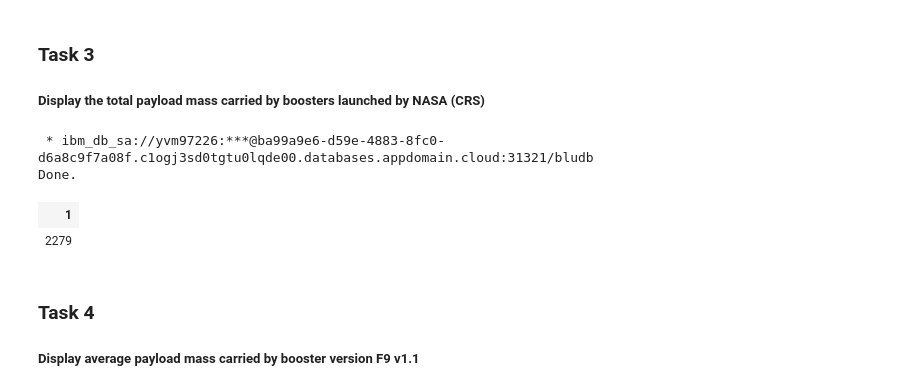
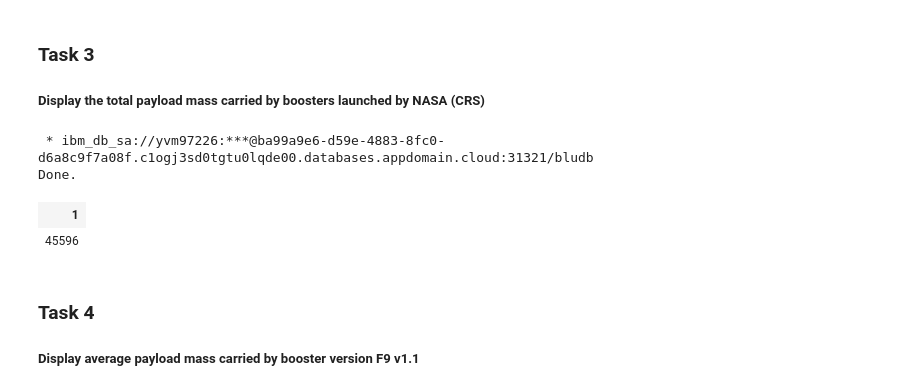
Before and after one commit to BAKINTU/Data-Science-Capstone-Project, a Jupyter notebook: EDA with SQL .ipynb, the cells around one changed output. Drawn from its saved outputs; the diff is of its cells as text; code cells hidden in the pictures.

```diff
--- a/EDA with SQL .ipynb
+++ b/EDA with SQL .ipynb
@@ -181,13 +183,13 @@ Done.
 ##### Display the total payload mass carried by boosters launched by NASA (CRS)
 # %%
 %%sql
-select avg(payload_mass__kg_) from SPACEX
+select SUM(payload_mass__kg_) from SPACEX
 where customer = 'NASA (CRS)'
 # %% [output]
  * ibm_db_sa://yvm97226:***@ba99a9e6-d59e-4883-8fc0-d6a8c9f7a08f.c1ogj3sd0tgtu0lqde00.databases.appdomain.cloud:31321/bludb
 Done.
 | 1 |
-| 2279 |
+| 45596 |
 # %% [markdown]
 ### Task 4
 
```
Also changed, not shown: parts of 3 cells of this notebook.
